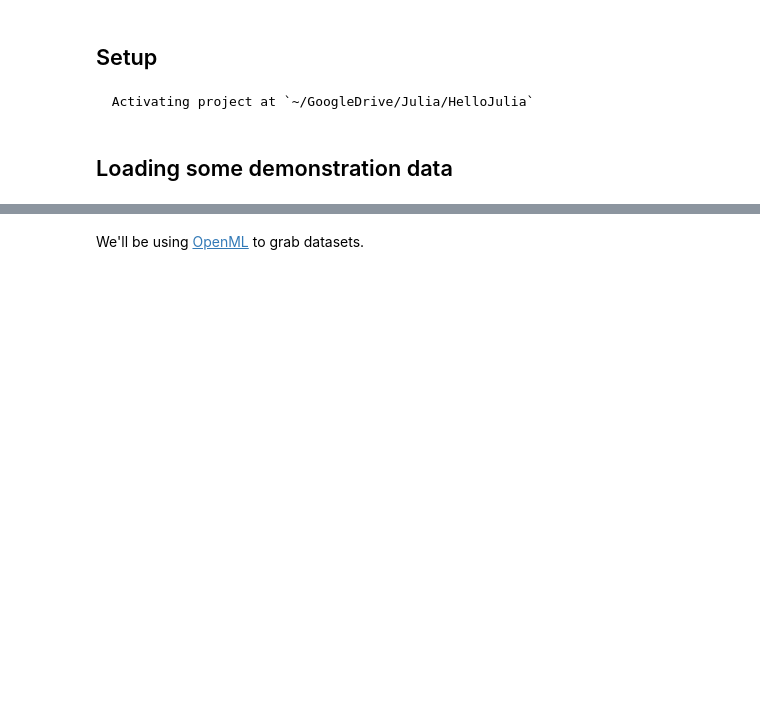
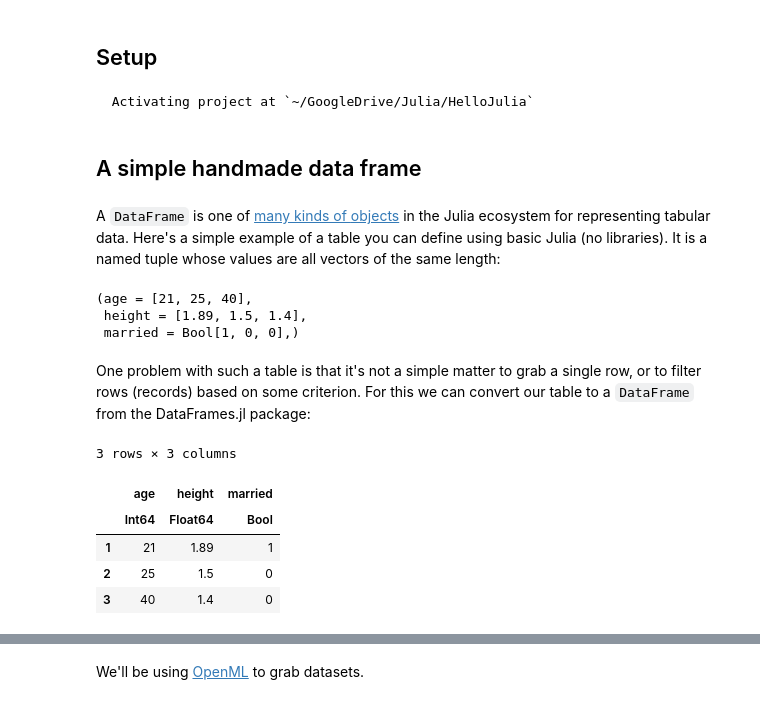
Before and after one commit to ablaom/HelloJulia.jl, a Jupyter notebook: notebooks/02_dataframes/notebook.ipynb, the cells around one changed output, grey strips where cells are left out. Cells and saved outputs as stored; diff of their text form; code cells hidden in the pictures; blank space fills up the shorter version.

Commit message:
update dataframes tute

```diff
--- a/notebooks/02_dataframes/notebook.ipynb
+++ b/notebooks/02_dataframes/notebook.ipynb
@@ -18,5 +18,35 @@ Pkg.activate(joinpath(@__DIR__, "..", ".."))
 Pkg.instantiate()
 # %% [output]
   Activating project at `~/GoogleDrive/Julia/HelloJulia`
-# %% [markdown]
-## Loading some demonstration data
+# %% [markdown]
+## A simple handmade data frame
+# %% [markdown]
+A `DataFrame` is one of [many kinds of
+objects](https://github.com/JuliaData/Tables.jl/blob/main/INTEGRATIONS.md) in the Julia
+ecosystem for representing tabular data. Here's a simple example of a table you can define
+using basic Julia (no libraries). It is a named tuple whose values are all vectors of the
+same length:
+# %%
+columntable = (
+    age = [21, 25, 40],
+    height = [1.89, 1.5, 1.4],
+    married = [true, false, false],
+)
+# %% [output]
+(age = [21, 25, 40],
+ height = [1.89, 1.5, 1.4],
+ married = Bool[1, 0, 0],)
+# %% [markdown]
+One problem with such a table is that it's not a simple matter to grab a single row, or to
+filter rows (records) based on some criterion. For this we can convert our table to a
+`DataFrame` from the DataFrames.jl package:
+# %%
+using DataFrames
+dataframe = DataFrame(columntable)
+# %% [output]
+3 rows × 3 columns
+|  | age | height | married |
+|  | Int64 | Float64 | Bool |
+| 1 | 21 | 1.89 | 1 |
+| 2 | 25 | 1.5 | 0 |
+| 3 | 40 | 1.4 | 0 |
```
Also changed, not shown: parts of 7 cells of this notebook, 3 other files.
